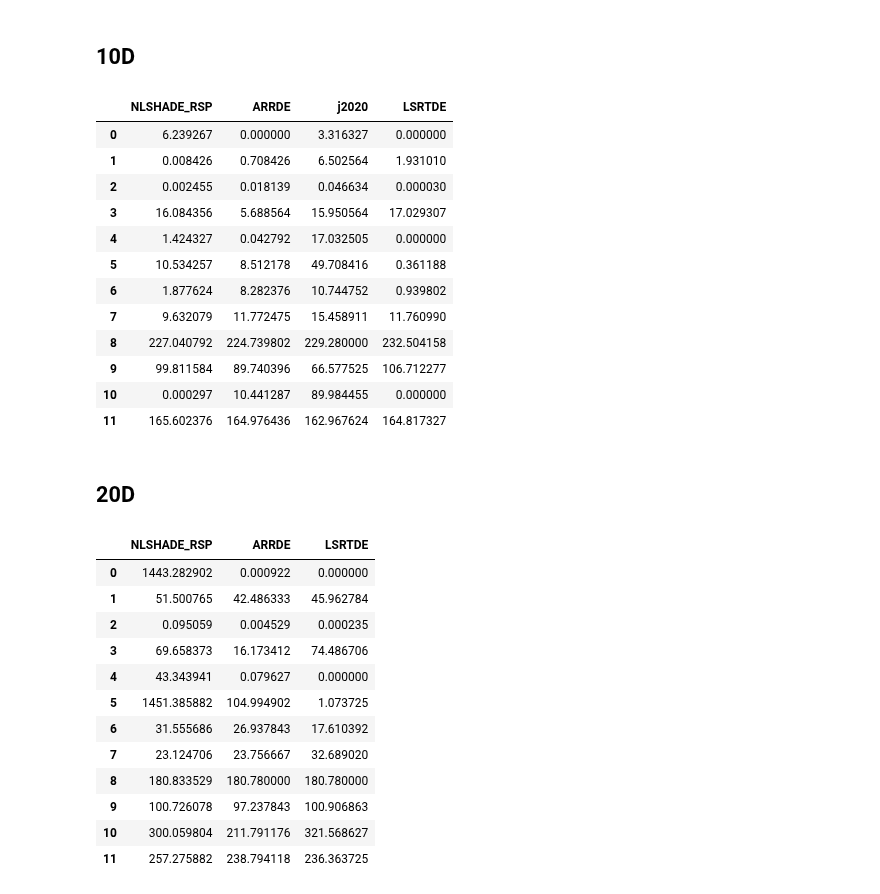
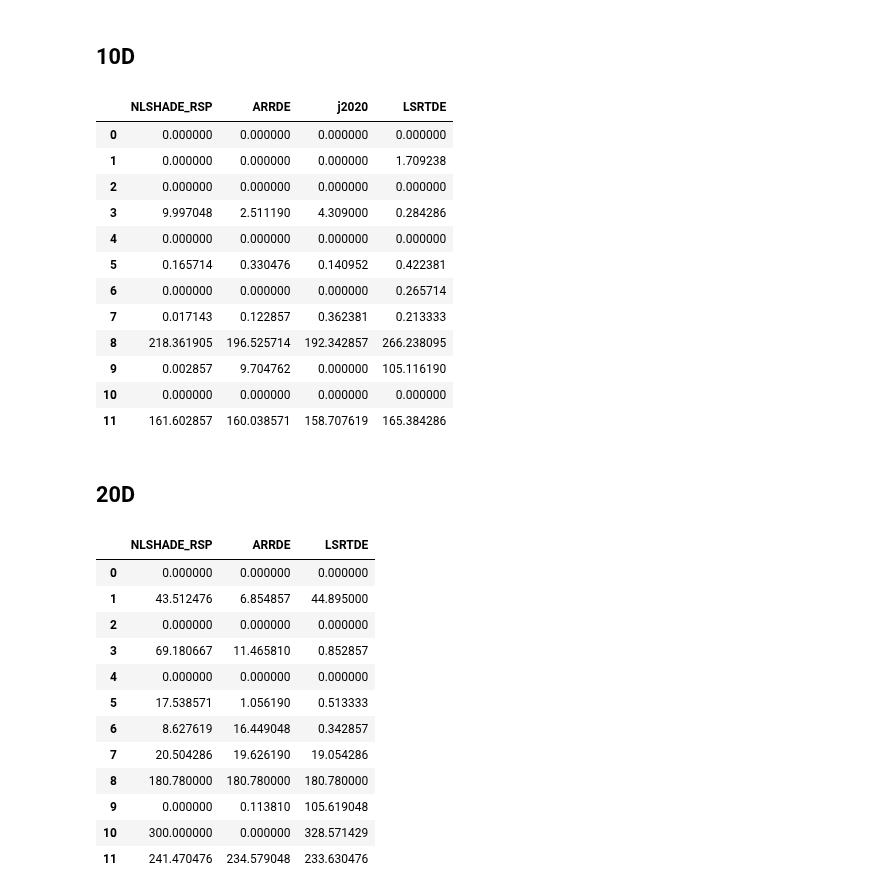
Before and after one commit to khoirulmuzakka/Minion, a Jupyter notebook: examples/cec_comp.ipynb, the cells around one changed output. Saved outputs shown, nothing was run; the diff lists cells and outputs as text; code cells hidden in the pictures.

```diff
--- a/examples/cec_comp.ipynb
+++ b/examples/cec_comp.ipynb
@@ -18,4 +18,5 @@ goptimum_cec17 = { i:100*i for i in range(1, 31)}
 goptimum_cec20 = np.array(list(goptimum_cec20.values()))
 goptimum_cec22 = np.array(list(goptimum_cec22.values()))
 goptimum_cec17 = np.array(list(goptimum_cec17.values()))
-goptimum_cec17
+
+resFolder = "./../bin/"
@@ -294,57 +326,57 @@ df
 # %% [markdown]
 ## 10D
 # %%
-maxevals=20000
-filename = "./../bin/Release/results_2022_NLSHADE_RSP_10_"+str(maxevals)+".txt"
+maxevals=1000000
+filename = resFolder+"results_2022_NLSHADE_RSP_10_"+str(maxevals)+".txt"
 data = np.loadtxt(filename, delimiter='\t')
-filename = "./../bin/Release/results_2022_ARRDE_10_"+str(maxevals)+".txt"
+filename = resFolder+"results_2022_ARRDE_10_"+str(maxevals)+".txt"
 data1 = np.loadtxt(filename, delimiter='\t')
-filename = "./../bin/Release/results_2022_j2020_10_"+str(maxevals)+".txt"
+filename = resFolder+"results_2022_j2020_10_"+str(maxevals)+".txt"
 data2 = np.loadtxt(filename, delimiter='\t')
 #filename = "./../bin/Release/results_2022_LSHADE_10_"+str(maxevals)+".txt"
 #data3 = np.loadtxt(filename, delimiter='\t')
 #filename = "./../bin/Release/results_2022_jSO_10_"+str(maxevals)+".txt"
 #data4 = np.loadtxt(filename, delimiter='\t')
-filename = "./../bin/Release/results_2022_LSRTDE_10_"+str(maxevals)+".txt"
+filename = resFolder+"results_2022_LSRTDE_10_"+str(maxevals)+".txt"
 data5 = np.loadtxt(filename, delimiter='\t')
 df = pd.DataFrame({
     "NLSHADE_RSP" : np.mean(np.abs(data-goptimum_cec22), axis=0),
     "ARRDE" : np.mean(np.abs(data1-goptimum_cec22), axis=0),
     "j2020" : np.mean(np.abs(data2-goptimum_cec22), axis=0),
     #"LSHADE" : np.mean(np.abs(data3-goptimum_cec22), axis=0),
     #"jSO" : np.mean(np.abs(data4-goptimum_cec22), axis=0),
     "LSRTDE" : np.mean(np.abs(data5-goptimum_cec22), axis=0),
     })
 df
 # %% [output]
 |  | NLSHADE_RSP | ARRDE | j2020 | LSRTDE |
-| 0 | 6.239267 | 0.000000 | 3.316327 | 0.000000 |
-| 1 | 0.008426 | 0.708426 | 6.502564 | 1.931010 |
-| 2 | 0.002455 | 0.018139 | 0.046634 | 0.000030 |
-| 3 | 16.084356 | 5.688564 | 15.950564 | 17.029307 |
-| 4 | 1.424327 | 0.042792 | 17.032505 | 0.000000 |
-| 5 | 10.534257 | 8.512178 | 49.708416 | 0.361188 |
-| 6 | 1.877624 | 8.282376 | 10.744752 | 0.939802 |
-| 7 | 9.632079 | 11.772475 | 15.458911 | 11.760990 |
-| 8 | 227.040792 | 224.739802 | 229.280000 | 232.504158 |
-| 9 | 99.811584 | 89.740396 | 66.577525 | 106.712277 |
-| 10 | 0.000297 | 10.441287 | 89.984455 | 0.000000 |
-| 11 | 165.602376 | 164.976436 | 162.967624 | 164.817327 |
+| 0 | 0.000000 | 0.000000 | 0.000000 | 0.000000 |
+| 1 | 0.000000 | 0.000000 | 0.000000 | 1.709238 |
+| 2 | 0.000000 | 0.000000 | 0.000000 | 0.000000 |
+| 3 | 9.997048 | 2.511190 | 4.309000 | 0.284286 |
+| 4 | 0.000000 | 0.000000 | 0.000000 | 0.000000 |
+| 5 | 0.165714 | 0.330476 | 0.140952 | 0.422381 |
+| 6 | 0.000000 | 0.000000 | 0.000000 | 0.265714 |
+| 7 | 0.017143 | 0.122857 | 0.362381 | 0.213333 |
+| 8 | 218.361905 | 196.525714 | 192.342857 | 266.238095 |
+| 9 | 0.002857 | 9.704762 | 0.000000 | 105.116190 |
+| 10 | 0.000000 | 0.000000 | 0.000000 | 0.000000 |
+| 11 | 161.602857 | 160.038571 | 158.707619 | 165.384286 |
 # %% [markdown]
 ## 20D
 # %%
-maxevals=50000
-filename = "./../bin/Release/results_2022_NLSHADE_RSP_20_"+str(maxevals)+".txt"
+maxevals=1000000
+filename = resFolder+"results_2022_NLSHADE_RSP_20_"+str(maxevals)+".txt"
 data = np.loadtxt(filename, delimiter='\t')
-filename = "./../bin/Release/results_2022_ARRDE_20_"+str(maxevals)+".txt"
+filename = resFolder+"results_2022_ARRDE_20_"+str(maxevals)+".txt"
 data1 = np.loadtxt(filename, delimiter='\t')
-#filename = "./../bin/Release/results_2022_j2020_20_"+str(maxevals)+".txt"
+#filename = resFolder+"results_2022_j2020_20_"+str(maxevals)+".txt"
 #data2 = np.loadtxt(filename, delimiter='\t')
 #filename = "./../bin/Release/results_2022_LSHADE_20_"+str(maxevals)+".txt"
 #data3 = np.loadtxt(filename, delimiter='\t')
 #filename = "./../bin/Release/results_2022_jSO_20_"+str(maxevals)+".txt"
 #data4 = np.loadtxt(filename, delimiter='\t')
-filename = "./../bin/Release/results_2022_LSRTDE_20_"+str(maxevals)+".txt"
+filename = resFolder+"results_2022_LSRTDE_20_"+str(maxevals)+".txt"
 data5 = np.loadtxt(filename, delimiter='\t')
 df = pd.DataFrame({
     "NLSHADE_RSP" : np.mean(np.abs(data-goptimum_cec22), axis=0),
@@ -357,15 +389,15 @@ df = pd.DataFrame({
 df
 # %% [output]
 |  | NLSHADE_RSP | ARRDE | LSRTDE |
-| 0 | 1443.282902 | 0.000922 | 0.000000 |
-| 1 | 51.500765 | 42.486333 | 45.962784 |
-| 2 | 0.095059 | 0.004529 | 0.000235 |
-| 3 | 69.658373 | 16.173412 | 74.486706 |
-| 4 | 43.343941 | 0.079627 | 0.000000 |
-| 5 | 1451.385882 | 104.994902 | 1.073725 |
-| 6 | 31.555686 | 26.937843 | 17.610392 |
-| 7 | 23.124706 | 23.756667 | 32.689020 |
-| 8 | 180.833529 | 180.780000 | 180.780000 |
-| 9 | 100.726078 | 97.237843 | 100.906863 |
-| 10 | 300.059804 | 211.791176 | 321.568627 |
-| 11 | 257.275882 | 238.794118 | 236.363725 |
+| 0 | 0.000000 | 0.000000 | 0.000000 |
+| 1 | 43.512476 | 6.854857 | 44.895000 |
+| 2 | 0.000000 | 0.000000 | 0.000000 |
+| 3 | 69.180667 | 11.465810 | 0.852857 |
+| 4 | 0.000000 | 0.000000 | 0.000000 |
+| 5 | 17.538571 | 1.056190 | 0.513333 |
+| 6 | 8.627619 | 16.449048 | 0.342857 |
+| 7 | 20.504286 | 19.626190 | 19.054286 |
+| 8 | 180.780000 | 180.780000 | 180.780000 |
+| 9 | 0.000000 | 0.113810 | 105.619048 |
+| 10 | 300.000000 | 0.000000 | 328.571429 |
+| 11 | 241.470476 | 234.579048 | 233.630476 |
```
Also changed, not shown: parts of 9 cells of this notebook, 4 other files.
